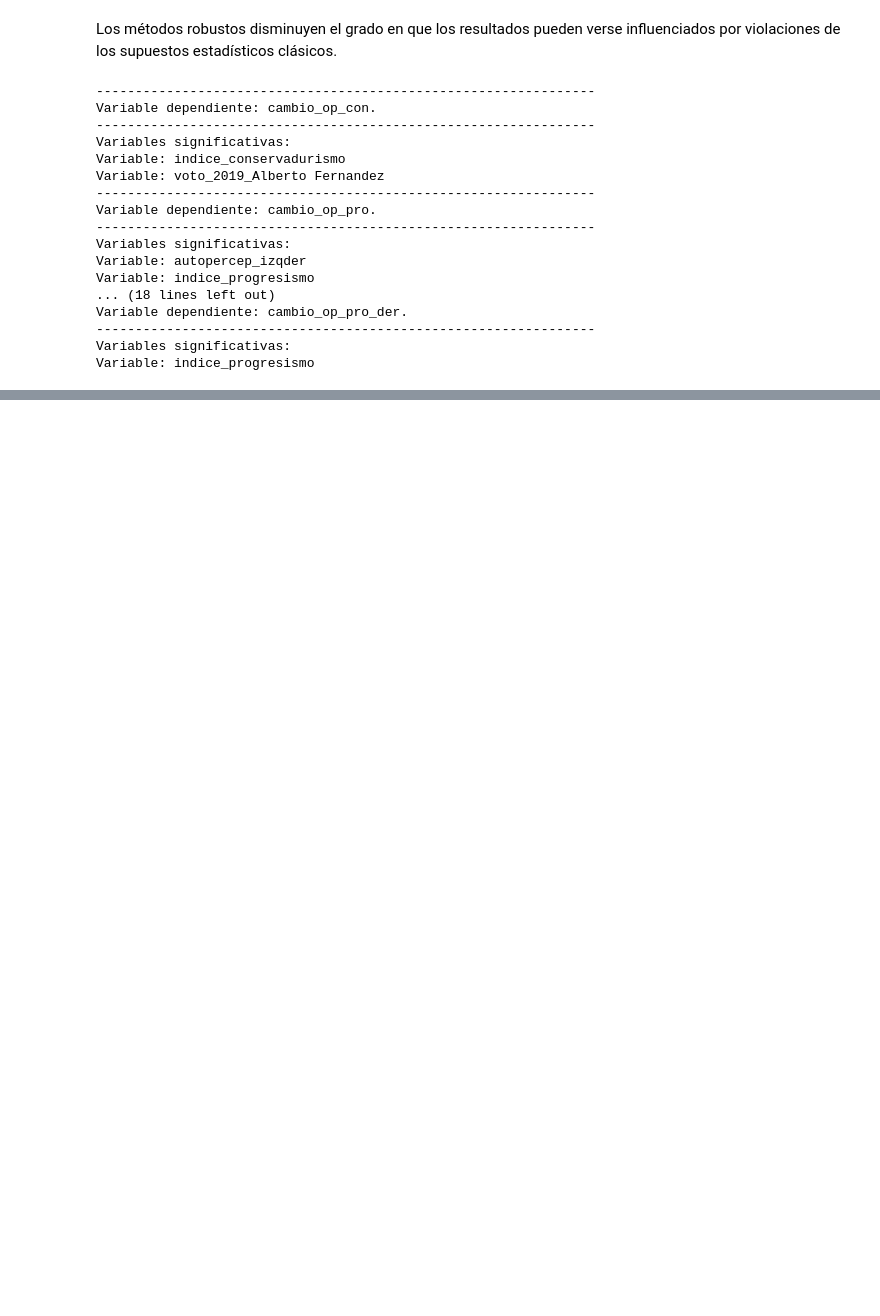
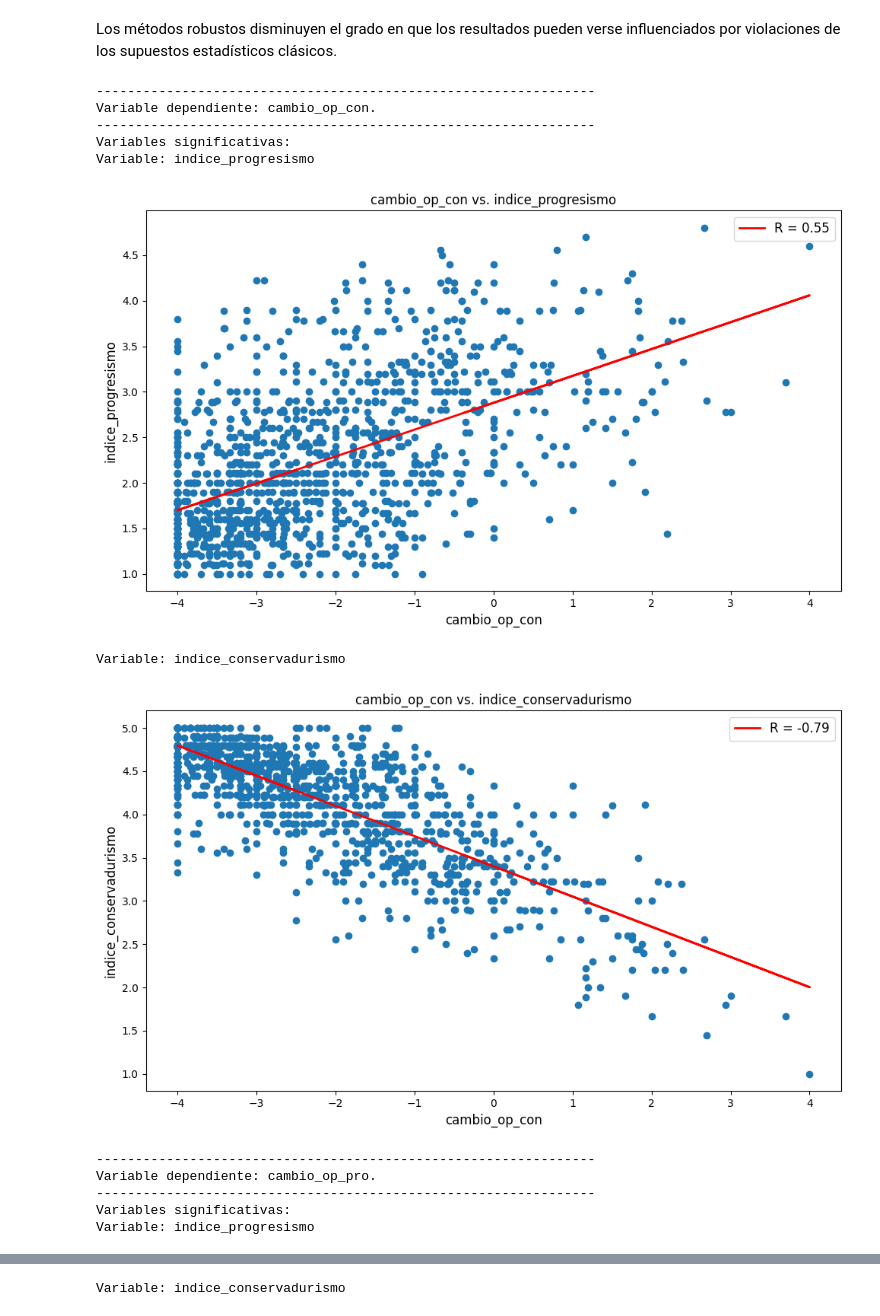
Before and after one commit to Rogoyin/Tesio, a Jupyter notebook: Modelo CO. Regresión logística generalizada copy.ipynb, the cells around one changed output, grey strips where cells are left out. Saved outputs shown, nothing was run; the diff lists cells and outputs as text; code cells hidden in the pictures; blank space fills up the shorter version.

```diff
--- a/Modelo CO. Regresión logística generalizada copy.ipynb
+++ b/Modelo CO. Regresión logística generalizada copy.ipynb
@@ -181,44 +181,40 @@ for Variable_Dependiente in Variables_Dependientes:
 
     V_Dependientes_Para_Comparar = Variables_Independientes
 
     print('----------------------------------------------------------------')
     print(f'Variable dependiente: {Variable_Dependiente}.')
     print('----------------------------------------------------------------')
 
     Significativas = Generalized_Regression(df, Variables_Independientes, Variable_Dependiente)
 
     if 'const' in Significativas:
         Significativas.remove('const')
 
     #Check_GLM_Assumptions(df, V_Dependientes_Para_Comparar, Variable_Dependiente)
 
     while sorted(Significativas) != sorted(V_Dependientes_Para_Comparar):
         V_Dependientes_Para_Comparar = Significativas
         Significativas = Generalized_Regression(df, V_Dependientes_Para_Comparar, Variable_Dependiente)
 
         if 'const' in Significativas:
             Significativas.remove('const')
 
     print(f'Variables significativas:')
     for Variable in Significativas:
         print(f'Variable: {Variable}')
-    #     if sorted(list(df[Variable].unique())) != [0, 1]:
-    #         gr.Create_Scatter_Plot(X = df[Variable_Dependiente], Y = df[Variable], X_Label = Variable_Dependiente, Y_Label = Variable)
+        if sorted(list(df[Variable].unique())) != [0, 1]:
+            gr.Create_Scatter_Plot(X = df[Variable_Dependiente], Y = df[Variable], X_Label = Variable_Dependiente, Y_Label = Variable)
 # %% [output]
 ----------------------------------------------------------------
 Variable dependiente: cambio_op_con.
 ----------------------------------------------------------------
 Variables significativas:
-Variable: indice_conservadurismo
-Variable: voto_2019_Alberto Fernandez
-----------------------------------------------------------------
-Variable dependiente: cambio_op_pro.
-----------------------------------------------------------------
-Variables significativas:
-Variable: autopercep_izqder
 Variable: indice_progresismo
-... (18 lines left out)
-Variable dependiente: cambio_op_pro_der.
-----------------------------------------------------------------
-Variables significativas:
-Variable: indice_progresismo
+[figure, added]
+Variable: indice_conservadurismo
+[figure, added]
+----------------------------------------------------------------
+Variable dependiente: cambio_op_pro.
+----------------------------------------------------------------
+Variables significativas:
+Variable: indice_progresismo
@@ -224,0 +234 @@ Variable: indice_progresismo
+Variable: indice_conservadurismo
```
Also changed, not shown: parts of 4 cells of this notebook, 1 other file.
